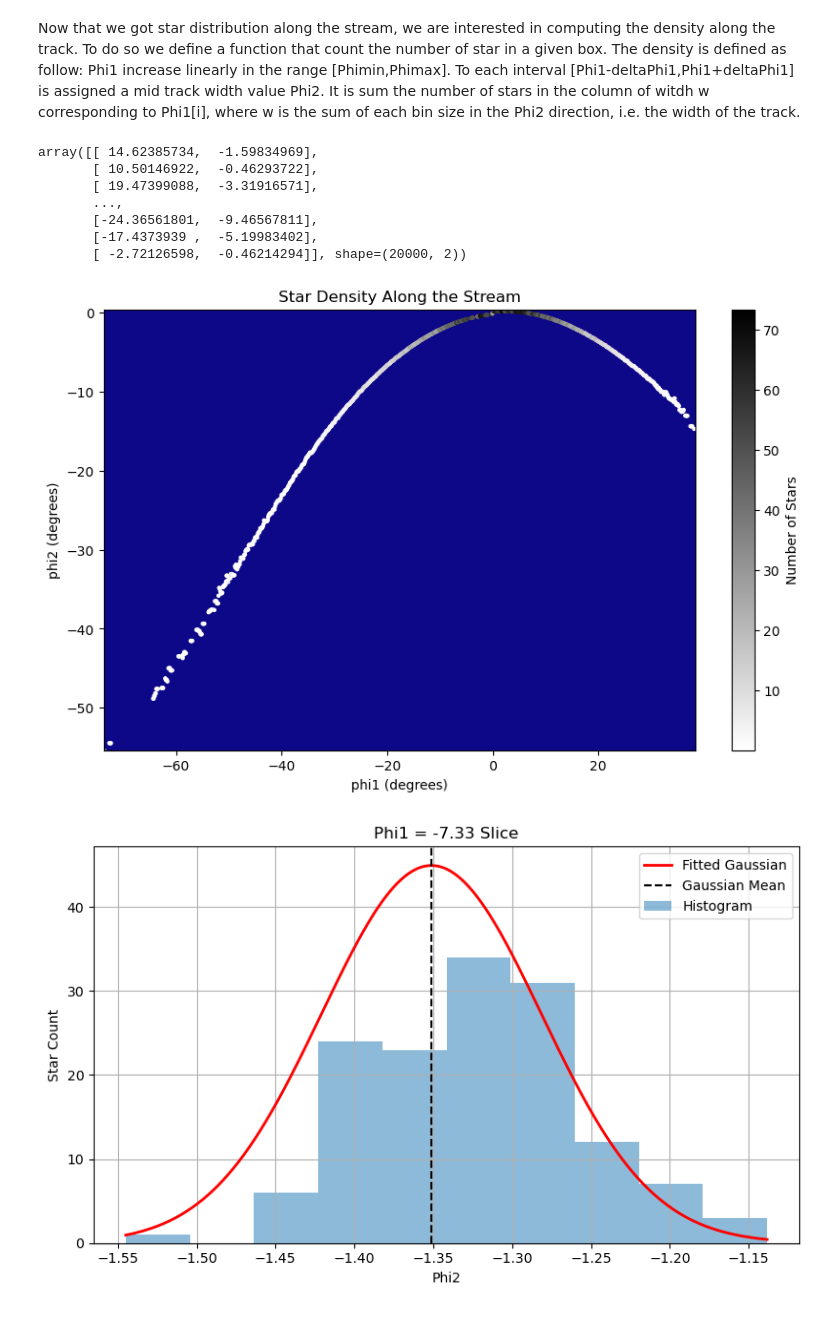
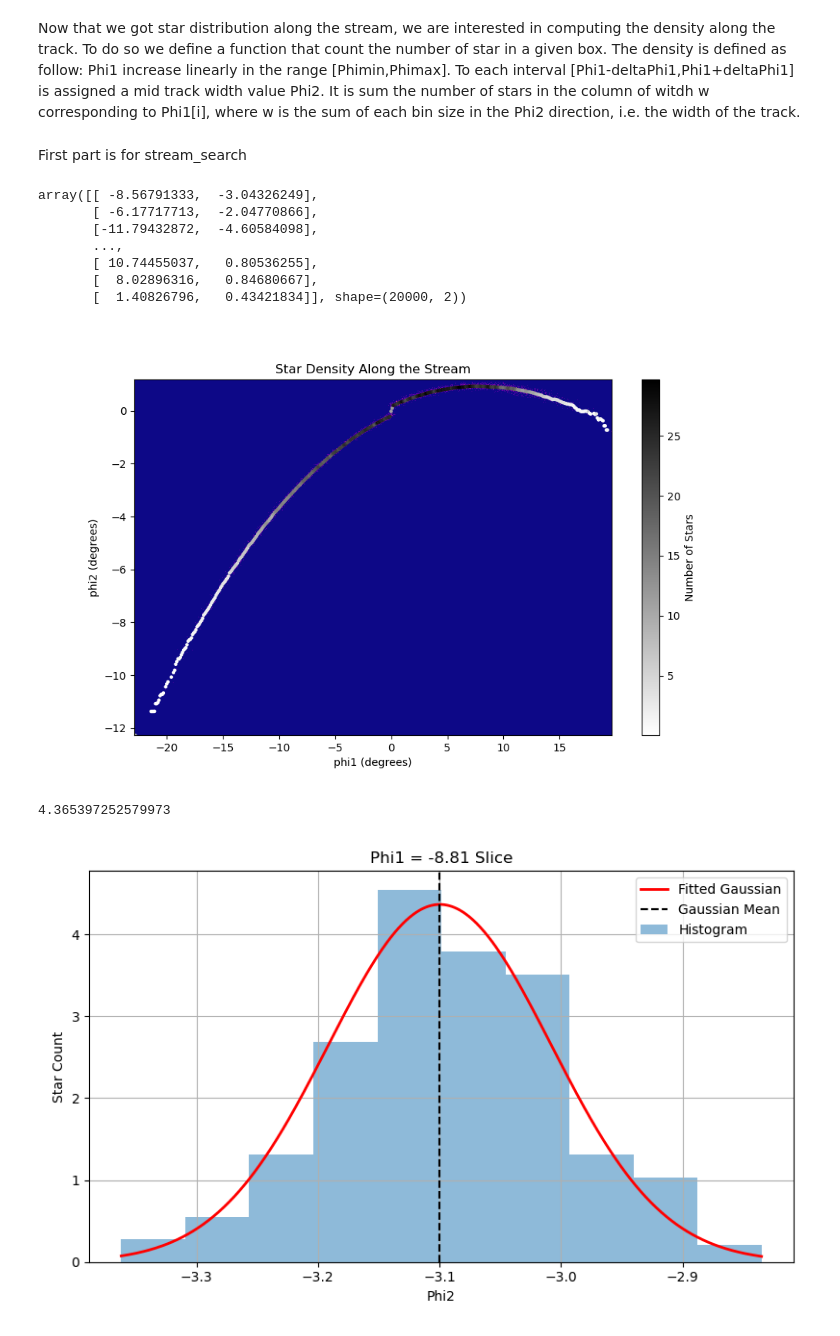
Before and after one commit to LSSTDESC/stream_sim, a Jupyter notebook: notebooks/stream_sim_galpy.ipynb, the cells around one changed output. Saved outputs shown, nothing was run; the diff lists cells and outputs as text; code cells hidden in the pictures.

```diff
--- a/notebooks/stream_sim_galpy.ipynb
+++ b/notebooks/stream_sim_galpy.ipynb
@@ -111,8 +111,8 @@ mw_pot = gp.MWPotential2014
 
 
 ###Dark matter subhalo(s) and impact parameters
-halo_mass = 1e5 *u.Msun #halo mass
-halo_a =0.001*u.kpc
+halo_mass = 1e8 *u.Msun #halo mass
+halo_a =0.01*u.kpc
 halo_pot = gp.NFWPotential(amp=halo_mass, a=halo_a)
 v_halo = np.array([6.82200571,132.7700529,149.4174464]) #in km/s (vx,vy,vz)
 
@@ -307,21 +320,26 @@ plt.show()
 
 ##using gala module for setting stream coordinate frame
 pole1 = ac.SkyCoord(ra=ra_prog*u.deg, dec=dec_prog*u.deg)
-pole2 = ac.SkyCoord(ra=235*u.deg, dec=4*u.deg)
+pole2 = ac.SkyCoord(ra=243.69*u.deg, dec=7.11*u.deg)
 stream_frame = gc.GreatCircleICRSFrame.from_endpoints(pole1, pole2, origin=pole1)
 
 #convert
 radec_ps_c = ac.SkyCoord(ra=ra_ps*u.deg, dec=dec_ps*u.deg) #in astropy coord for conversion
-radec_s_trail_c = ac.SkyCoord(ra=ra_ps*u.deg, dec=dec_ps*u.deg)
+radec_s_trail_c = ac.SkyCoord(ra=ra_s_trail*u.deg, dec=dec_s_trail*u.deg)
 radec_s_lead_c = ac.SkyCoord(ra=ra_s_lead*u.deg, dec=dec_s_lead*u.deg)
-icrs_ps
+
 phi12_ps = radec_ps_c.transform_to(stream_frame)
 phi12_s_lead = radec_s_lead_c.transform_to(stream_frame)
 phi12_s_trail = radec_s_trail_c.transform_to(stream_frame)
 # %%
 #Create a total stellar stream with a perturbed trail (lead) and an unperturbed lead (trail)
-sts_phi1 = np.concatenate((phi12_ps.phi1, phi12_s_lead.phi1))
-sts_phi2 = np.concatenate((phi12_ps.phi2, phi12_s_lead.phi2))
+sts_phi1 = np.concatenate((phi12_s_lead.phi1, phi12_s_trail.phi1))
+sts_phi2 = np.concatenate((phi12_s_lead.phi2, phi12_s_trail.phi2))
+sts_dist = np.concatenate((dist_s_lead, dist_s_trail))
+stream_phi12 = np.array([sts_phi1.degree, sts_phi2.degree, sts_dist]).T
+stream_phi12_lead = np.array([phi12_s_lead.phi1.degree, phi12_s_lead.phi2.degree, dist_s_lead]).T
+stream_phi12_perturbed = np.array([phi12_ps.phi1.degree, phi12_ps.phi2.degree, dist_ps]).T
+# print(stream_phi12)
 # %%
 ### plot the track in the radec frame to see how it would appears in the stream frame
 # plt.figure()
@@ -507,19 +542,21 @@ plt.show()
 # Stellar stream Density
 # %% [markdown]
 Now that we got star distribution along the stream, we are interested in computing the density along the track. To do so we define a function that count the number of star in a given box. The density is defined as follow: Phi1 increase linearly in the range [Phimin,Phimax]. To each interval [Phi1-deltaPhi1,Phi1+deltaPhi1] is assigned a mid track width value Phi2. It is sum the number of stars in the column of witdh w corresponding to Phi1[i], where w is the sum of each bin size in the Phi2 direction, i.e. the width of the track.
+# %% [markdown]
+First part is for stream_search
 # %%
 #ensure to have a stream in the shape [[star1], [star2], ...] to agree with real star data.
 stream_phi12 = np.array([sts_phi1.degree, sts_phi2.degree]).T
 stream_phi12
 #to do: convert with pd data frame [Phi1, Phi2, pmPhi1, pmPhi2, magr,...]
 # %% [output]
-array([[ 14.62385734,  -1.59834969],
-       [ 10.50146922,  -0.46293722],
-       [ 19.47399088,  -3.31916571],
+array([[ -8.56791333,  -3.04326249],
+       [ -6.17717713,  -2.04770866],
+       [-11.79432872,  -4.60584098],
        ...,
-       [-24.36561801,  -9.46567811],
-       [-17.4373939 ,  -5.19983402],
-       [ -2.72126598,  -0.46214294]], shape=(20000, 2))
+       [ 10.74455037,   0.80536255],
+       [  8.02896316,   0.84680667],
+       [  1.40826796,   0.43421834]], shape=(20000, 2))
 # %%
 from astropy.table import Table
 import numpy as np
@@ -593,11 +630,11 @@ plt.title('Star Density Along the Stream')
 # plt.grid(True)
 plt.show()
 # %% [output]
-[figure, old version]
+[figure, new version]
 # %%
 ###Just cheking if the gaussian fit works
-i = 520  # index in stream_erkal
-
+i = 123  # index in stream_erkal
+from scipy.integrate import trapezoid
 # Center Phi1 value and width of the bin
 phi1_center = stream_erkal['phi1'][i]
 phi1_width = 0.2
@@ -606,37 +643,38 @@ phi1_width = 0.2
 mask = np.abs(stream_phi12.T[0] - phi1_center) < phi1_width
 phi2_slice = stream_phi12.T[1][mask]
 
 # Make histogram
 phi2_min, phi2_max = np.min(phi2_slice), np.max(phi2_slice)
 hist, bins = np.histogram(phi2_slice, bins=10, range=(phi2_min, phi2_max))
 bin_centers = 0.5 * (bins[1:] + bins[:-1])
 
 # Get fitted parameters
 A_fit = stream_erkal['nstars'][i]
 mu_fit = stream_erkal['phi2'][i]
 sigma_fit = stream_erkal['width'][i]
 
 # Gaussian for comparison
 def gaussian(x, A, mu, sigma):
     return A * np.exp(-((x - mu)**2) / (2 * sigma**2))
 
 phi2_fine = np.linspace(phi2_min, phi2_max, 500)
 gauss_fit = gaussian(phi2_fine, A_fit, mu_fit, sigma_fit)
-
+print(np.max(gauss_fit/trapezoid(gauss_fit,phi2_fine)))
 # Plot
 plt.figure(figsize=(8, 5))
-plt.bar(bin_centers, hist, width=(bins[1] - bins[0]), alpha=0.5, label="Histogram")
-plt.plot(phi2_fine, gauss_fit, 'r-', linewidth=2, label="Fitted Gaussian")
+plt.bar(bin_centers, hist/trapezoid(hist,bin_centers), width=(bins[1] - bins[0]), alpha=0.5, label="Histogram")
+plt.plot(phi2_fine, gauss_fit/trapezoid(gauss_fit,phi2_fine), 'r-', linewidth=2, label="Fitted Gaussian")
 plt.axvline(mu_fit, color='k', linestyle='--', label="Gaussian Mean")
 plt.title(f'Phi1 = {phi1_center:.2f} Slice')
 plt.xlabel("Phi2")
 plt.ylabel("Star Count")
 plt.legend()
 plt.grid(True)
 plt.tight_layout()
 plt.show()
 # %% [output]
+4.365397252579973
-[figure, old version]
+[figure, new version]
 # %%
 ### Save data file to csv
 # sys.path.append(os.path.abspath('../'))
```
Also changed, not shown: parts of 17 cells of this notebook, 9 other files.
